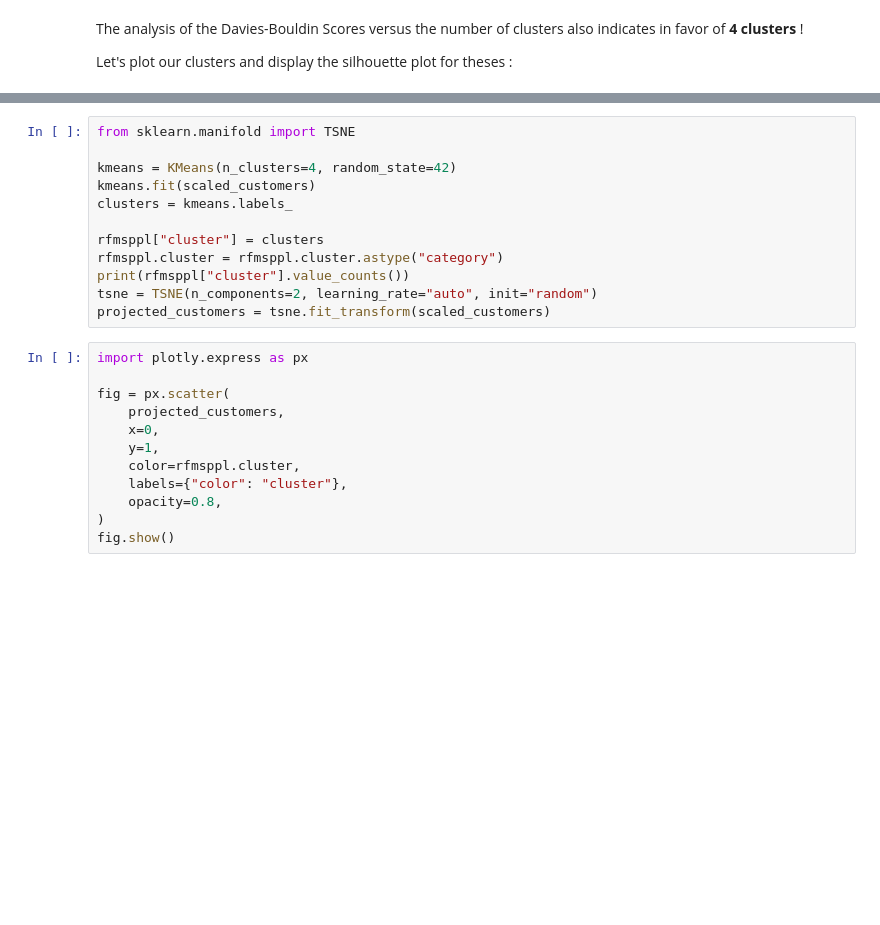
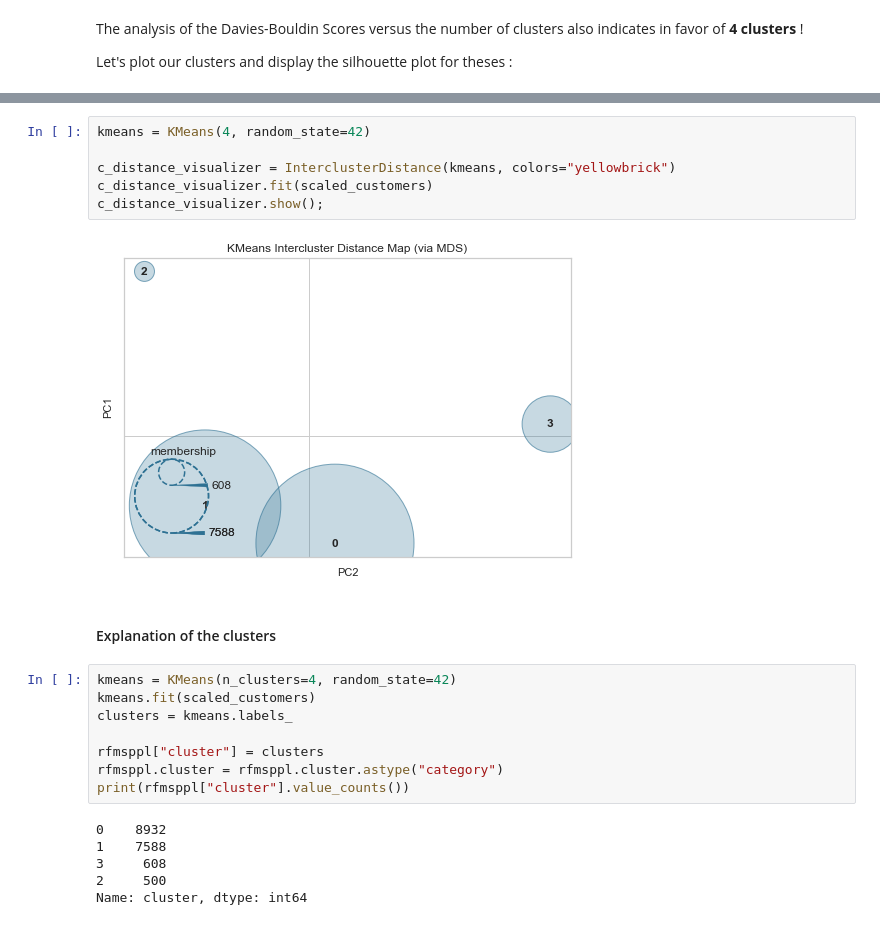
Before and after one commit to mickaelandrieu/unsupervised-ecommerce-clustering, a Jupyter notebook: notebooks/modelisations/RFMSPPL/KMeans.ipynb, the cells around one changed output, grey strips where cells are left out. Cells and saved outputs as stored; diff of their text form; blank space fills up the shorter version.

```diff
--- a/notebooks/modelisations/RFMSPPL/KMeans.ipynb
+++ b/notebooks/modelisations/RFMSPPL/KMeans.ipynb
@@ -196,6 +200,14 @@ Using t-SNE reduction method, let's project our clustering using 2 dimensions.
+# %%
+kmeans = KMeans(4, random_state=42)
+
+c_distance_visualizer = InterclusterDistance(kmeans, colors="yellowbrick")
+c_distance_visualizer.fit(scaled_customers)
+c_distance_visualizer.show();
+# %% [output]
+[figure, added]
+# %% [markdown]
+#### Explanation of the clusters
 # %%
-from sklearn.manifold import TSNE
-
 kmeans = KMeans(n_clusters=4, random_state=42)
 kmeans.fit(scaled_customers)
 clusters = kmeans.labels_
@@ -203,19 +215,11 @@ clusters = kmeans.labels_
 rfmsppl["cluster"] = clusters
 rfmsppl.cluster = rfmsppl.cluster.astype("category")
 print(rfmsppl["cluster"].value_counts())
-tsne = TSNE(n_components=2, learning_rate="auto", init="random")
-projected_customers = tsne.fit_transform(scaled_customers)
+# %% [output]
+0    8932
+1    7588
+3     608
+2     500
+Name: cluster, dtype: int64
-# %%
-import plotly.express as px
-
-fig = px.scatter(
-    projected_customers,
-    x=0,
-    y=1,
-    color=rfmsppl.cluster,
-    labels={"color": "cluster"},
-    opacity=0.8,
-)
-fig.show()
 # %%
 print("END")
```
Also changed, not shown: parts of 13 cells of this notebook, 4 other files.
